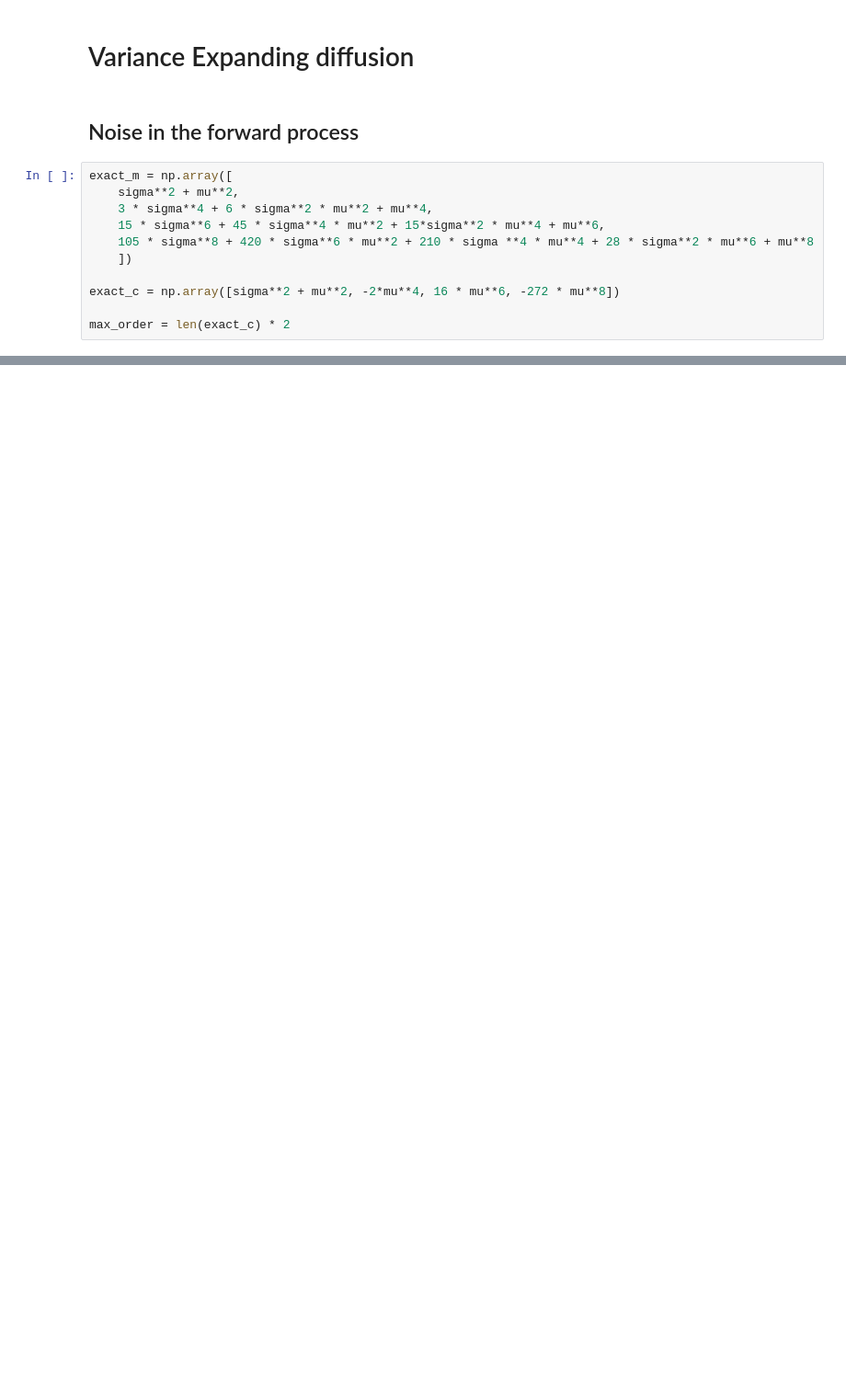
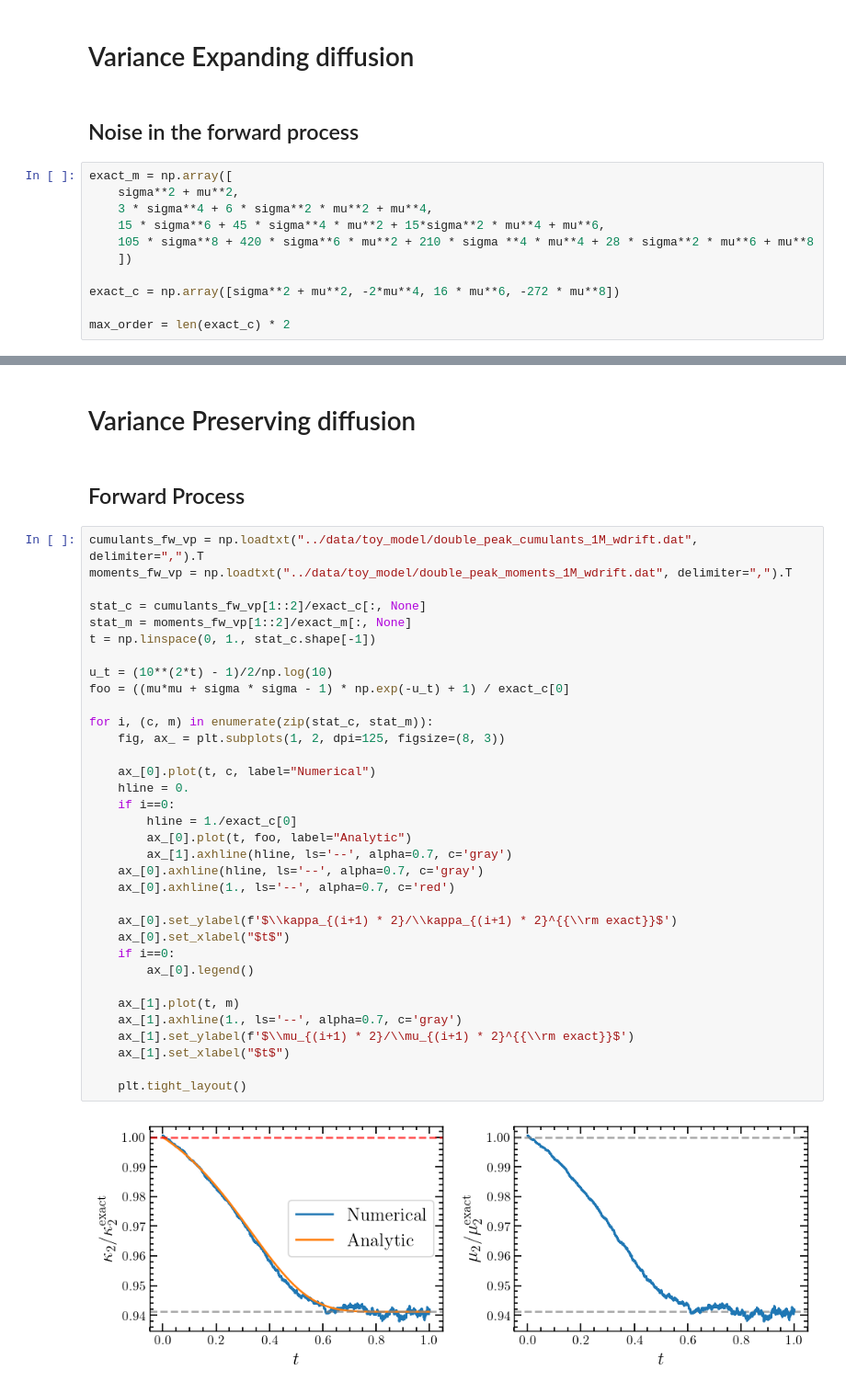
Before and after one commit to DiaaEddinH/On-learning-higher-order-cumulants-in-diffusion-models, a Jupyter notebook: bin/plots.ipynb, the cells around one changed output, grey strips where cells are left out. Shown at 92% size. Saved outputs shown, nothing was run; the diff lists cells and outputs as text; blank space fills up the shorter version.

```diff
--- a/bin/plots.ipynb
+++ b/bin/plots.ipynb
@@ -79,0 +223,40 @@ for j in range(4):
+# %% [markdown]
+# Variance Preserving diffusion
+# %% [markdown]
+## Forward Process
+# %%
+cumulants_fw_vp = np.loadtxt("../data/toy_model/double_peak_cumulants_1M_wdrift.dat", delimiter=",").T
+moments_fw_vp = np.loadtxt("../data/toy_model/double_peak_moments_1M_wdrift.dat", delimiter=",").T
+
+stat_c = cumulants_fw_vp[1::2]/exact_c[:, None]
+stat_m = moments_fw_vp[1::2]/exact_m[:, None]
+t = np.linspace(0, 1., stat_c.shape[-1])
+
+u_t = (10**(2*t) - 1)/2/np.log(10)
+foo = ((mu*mu + sigma * sigma - 1) * np.exp(-u_t) + 1) / exact_c[0]
+
+for i, (c, m) in enumerate(zip(stat_c, stat_m)):
+	fig, ax_ = plt.subplots(1, 2, dpi=125, figsize=(8, 3))
+
+	ax_[0].plot(t, c, label="Numerical")
+	hline = 0.
+	if i==0:
+		hline = 1./exact_c[0]
+		ax_[0].plot(t, foo, label="Analytic")
+		ax_[1].axhline(hline, ls='--', alpha=0.7, c='gray')
+	ax_[0].axhline(hline, ls='--', alpha=0.7, c='gray')
+	ax_[0].axhline(1., ls='--', alpha=0.7, c='red')
+
+	ax_[0].set_ylabel(f'$\\kappa_{(i+1) * 2}/\\kappa_{(i+1) * 2}^{{\\rm exact}}$')
+	ax_[0].set_xlabel("$t$")
+	if i==0:
+		ax_[0].legend()
+
+	ax_[1].plot(t, m)
+	ax_[1].axhline(1., ls='--', alpha=0.7, c='gray')
+	ax_[1].set_ylabel(f'$\\mu_{(i+1) * 2}/\\mu_{(i+1) * 2}^{{\\rm exact}}$')
+	ax_[1].set_xlabel("$t$")
+
+	plt.tight_layout()
+# %% [output]
+[figure, added]
```
Also changed, not shown: parts of 22 cells of this notebook, 4 other files.
